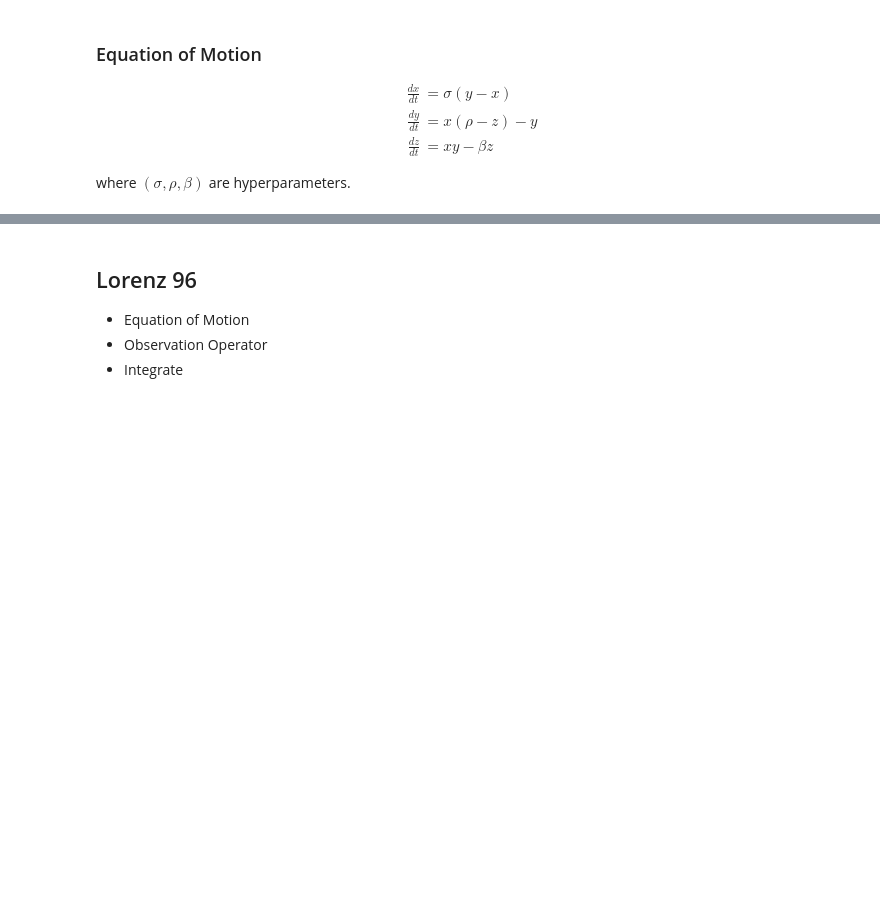
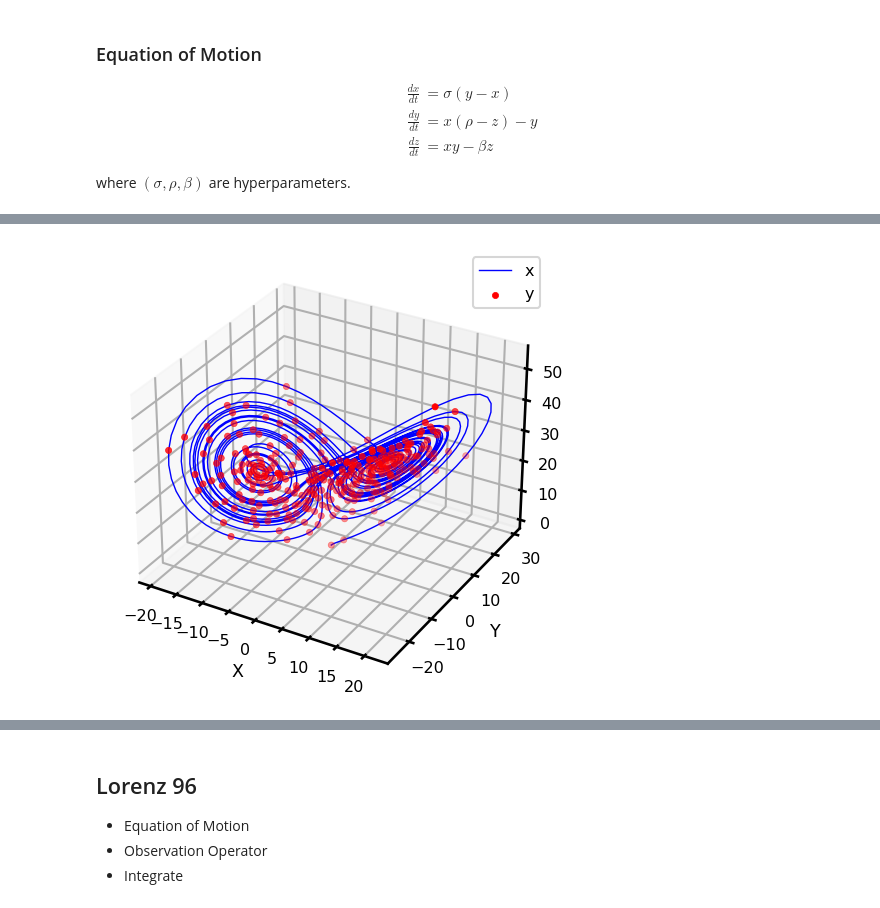
Before and after one commit to jejjohnson/jaxsw, a Jupyter notebook: notebooks/demo_lorenz.ipynb, the cells around one changed output, grey strips where cells are left out. Cells and saved outputs as stored; diff of their text form; code cells hidden in the pictures; blank space fills up the shorter version.

```diff
--- a/notebooks/demo_lorenz.ipynb
+++ b/notebooks/demo_lorenz.ipynb
@@ -45,0 +107,16 @@ where $(\sigma,\rho,\beta)$ are hyperparameters.
+# %%
+fig, ax = plt.subplots(
+    subplot_kw={"projection": "3d"}
+)  # plt.figure().add_subplot(projection="3d")
+
+ax.plot(out.x, out.y, out.z, lw=1.0, color="blue", label="x")
+ax.scatter3D(out.x[::10], out.y[::10], out.z[::10], lw=0.5, color="red", label="y")
+
+ax.set_xlabel("X")
+ax.set_ylabel("Y")
+ax.set_zlabel("Z")
+plt.legend()
+plt.tight_layout()
+plt.show()
+# %% [output]
+[figure, added]
```
Also changed, not shown: parts of 24 cells of this notebook, 23 other files.
